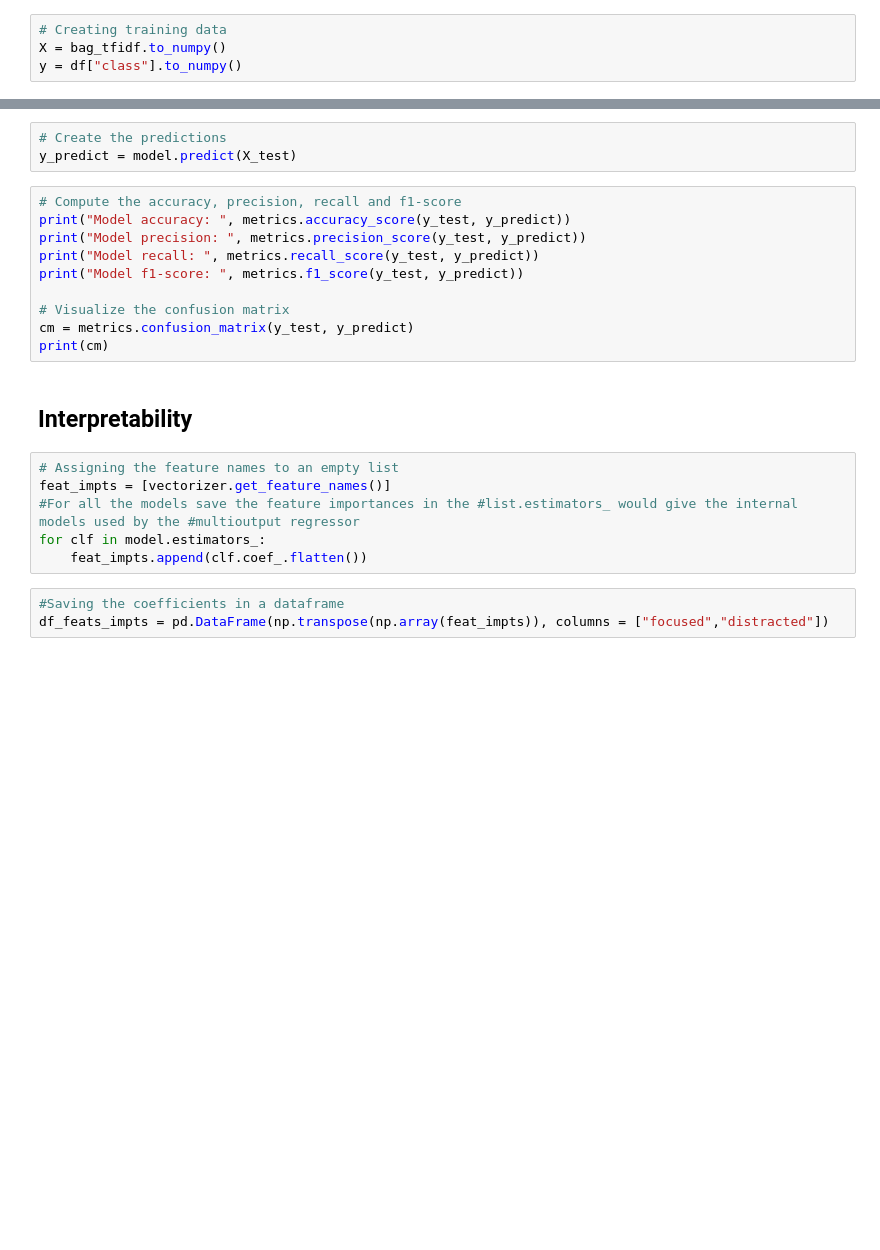
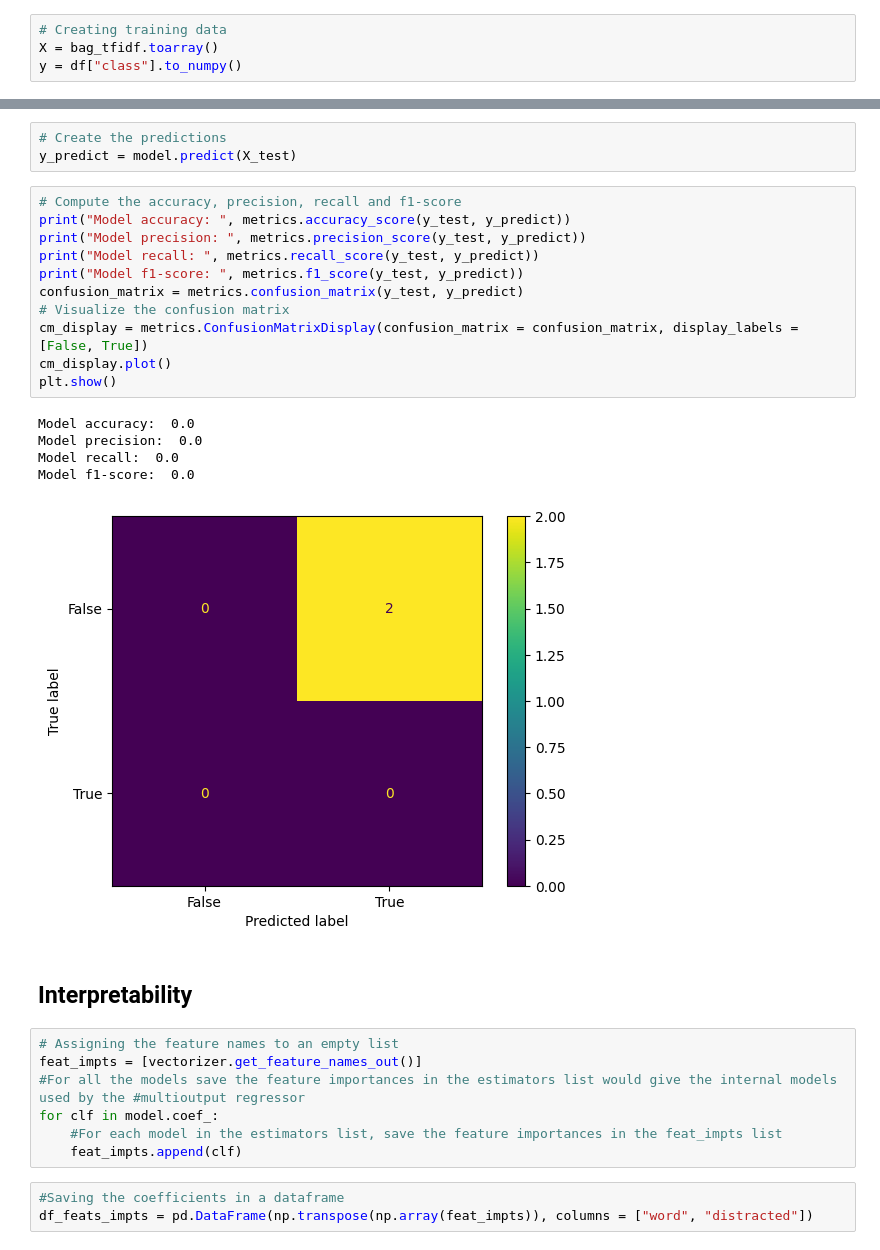
Before and after one commit to gonzalo-cordova-pou/MLADHD, a Jupyter notebook: NLP.ipynb, the cells around one changed output, grey strips where cells are left out. Cells and saved outputs as stored; diff of their text form; blank space fills up the shorter version.

```diff
--- a/NLP.ipynb
+++ b/NLP.ipynb
@@ -72,6 +82,6 @@ bag_tfidf.shape
 # %%
 # Creating training data
-X = bag_tfidf.to_numpy()
+X = bag_tfidf.toarray()
 y = df["class"].to_numpy()
 # %%
 # Create training and test split
@@ -90,21 +102,29 @@ y_predict = model.predict(X_test)
 # %%
 # Compute the accuracy, precision, recall and f1-score
 print("Model accuracy: ", metrics.accuracy_score(y_test, y_predict))
 print("Model precision: ", metrics.precision_score(y_test, y_predict))
 print("Model recall: ", metrics.recall_score(y_test, y_predict))
 print("Model f1-score: ", metrics.f1_score(y_test, y_predict))
-
+confusion_matrix = metrics.confusion_matrix(y_test, y_predict)
 # Visualize the confusion matrix
-cm = metrics.confusion_matrix(y_test, y_predict)
-print(cm)
+cm_display = metrics.ConfusionMatrixDisplay(confusion_matrix = confusion_matrix, display_labels = [False, True])
+cm_display.plot()
+plt.show()
+# %% [output]
+Model accuracy:  0.0
+Model precision:  0.0
+Model recall:  0.0
+Model f1-score:  0.0
+[figure, added]
 # %% [markdown]
 ## Interpretability
 # %%
 # Assigning the feature names to an empty list
-feat_impts = [vectorizer.get_feature_names()]
-#For all the models save the feature importances in the #list.estimators_ would give the internal models used by the #multioutput regressor
-for clf in model.estimators_:
-    feat_impts.append(clf.coef_.flatten())
+feat_impts = [vectorizer.get_feature_names_out()]
+#For all the models save the feature importances in the estimators list would give the internal models used by the #multioutput regressor
+for clf in model.coef_:
+    #For each model in the estimators list, save the feature importances in the feat_impts list
+    feat_impts.append(clf)
 # %%
 #Saving the coefficients in a dataframe
-df_feats_impts = pd.DataFrame(np.transpose(np.array(feat_impts)), columns = ["focused","distracted"])
+df_feats_impts = pd.DataFrame(np.transpose(np.array(feat_impts)), columns = ["word", "distracted"])
```
Also changed, not shown: parts of 18 cells of this notebook.
